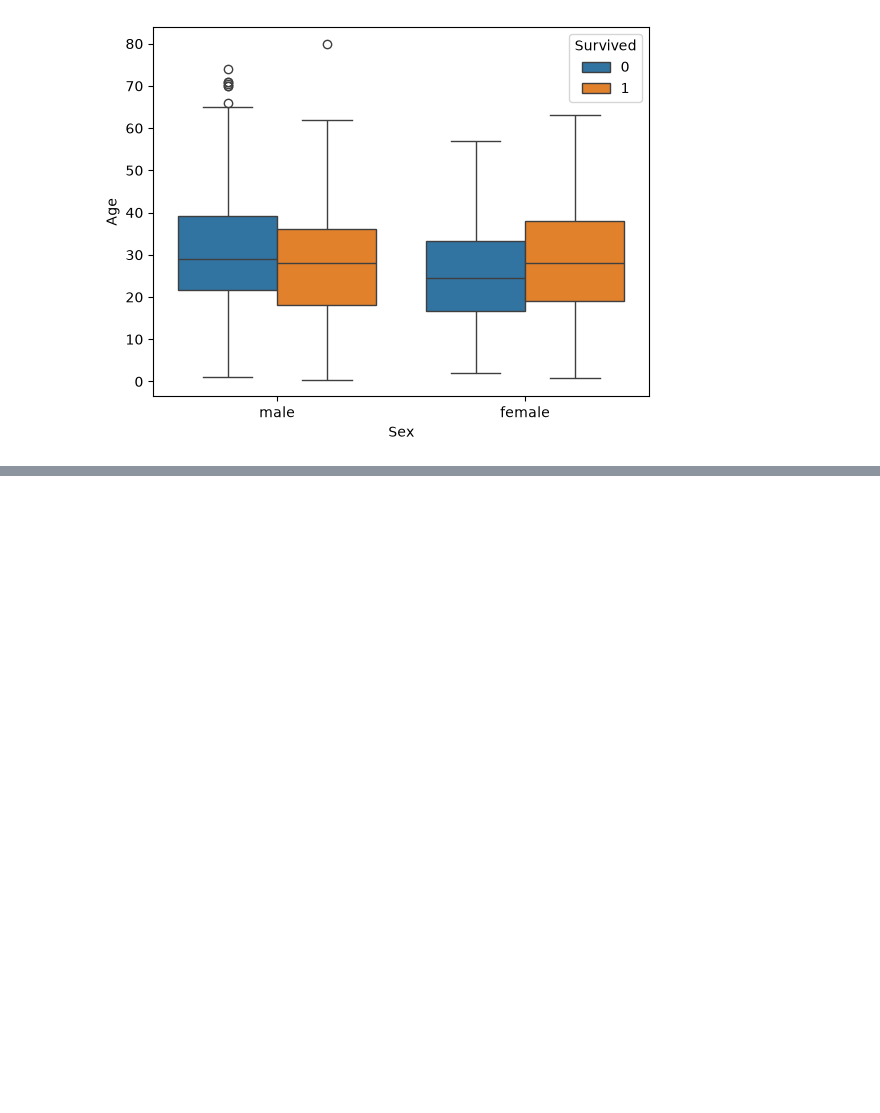
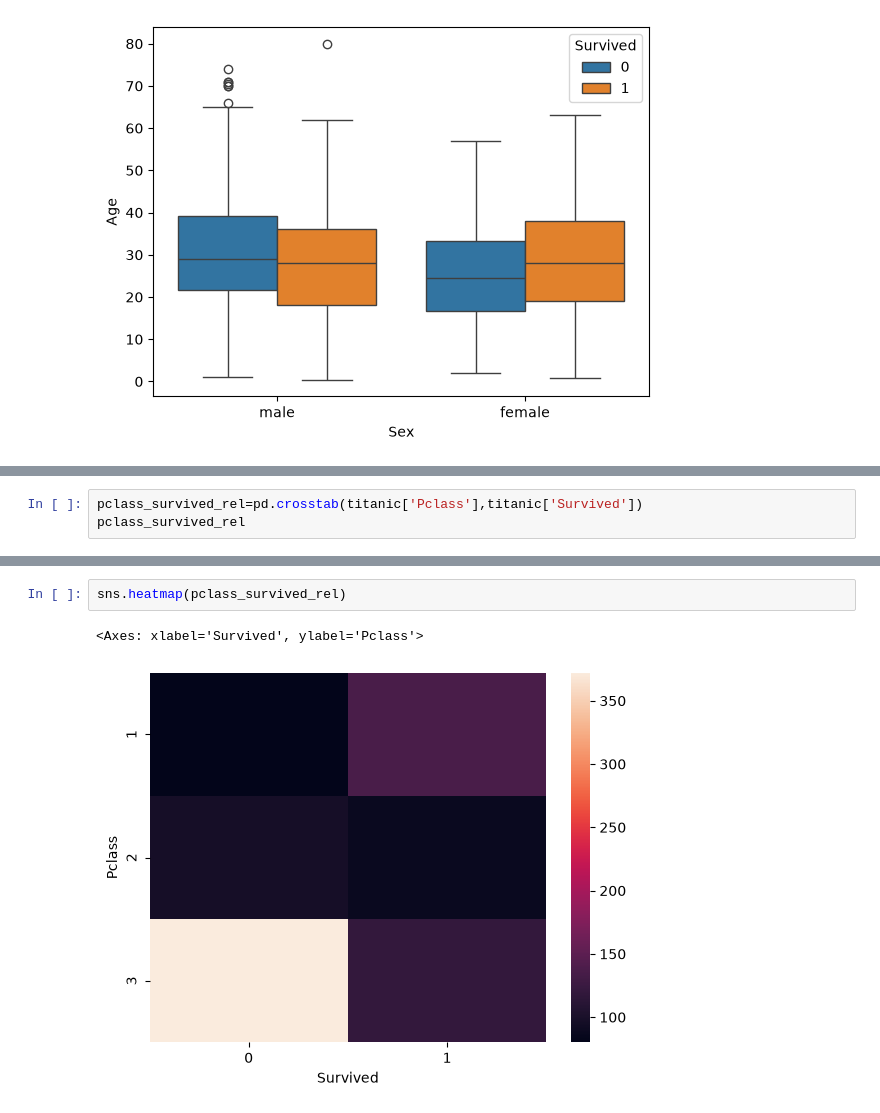
Before and after one commit to divyjain62000/ai-ml, a Jupyter notebook: 3_eda/2_multivariate_analysis.ipynb, the cells around one changed output, grey strips where cells are left out. Cells and saved outputs as stored; diff of their text form; blank space fills up the shorter version.

```diff
--- a/3_eda/2_multivariate_analysis.ipynb
+++ b/3_eda/2_multivariate_analysis.ipynb
@@ -85,0 +95,3 @@ sns.boxplot(data=titanic,x='Sex',y='Age',hue='Survived')
+# %%
+pclass_survived_rel=pd.crosstab(titanic['Pclass'],titanic['Survived'])
+pclass_survived_rel
@@ -85,0 +104,5 @@ sns.boxplot(data=titanic,x='Sex',y='Age',hue='Survived')
+# %%
+sns.heatmap(pclass_survived_rel)
+# %% [output]
+<Axes: xlabel='Survived', ylabel='Pclass'>
+[figure, added]
```
Also changed, not shown: parts of 21 cells of this notebook, 5 other files.
